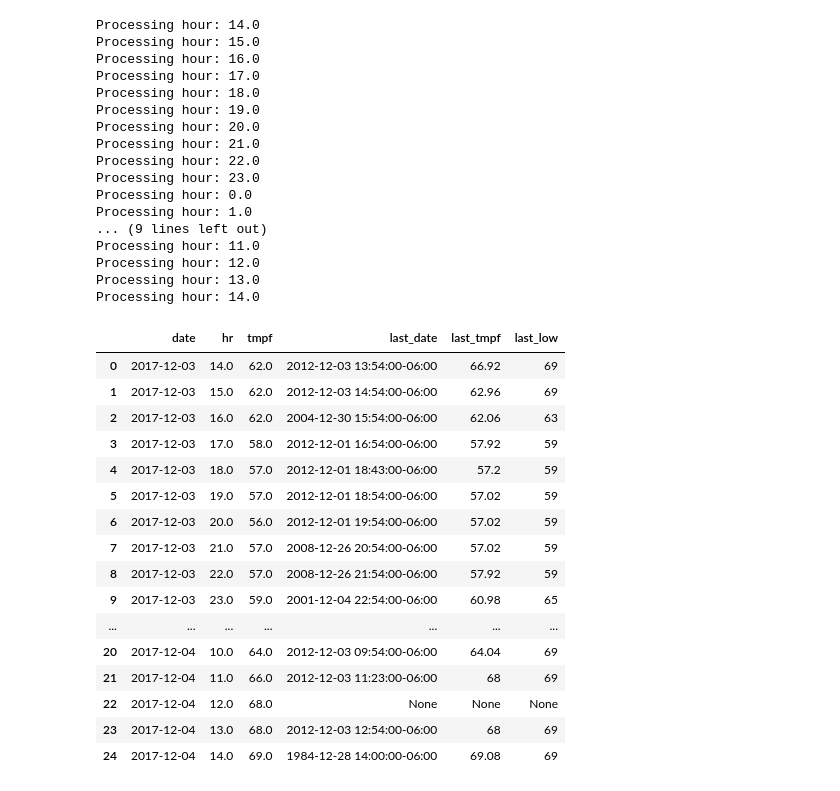
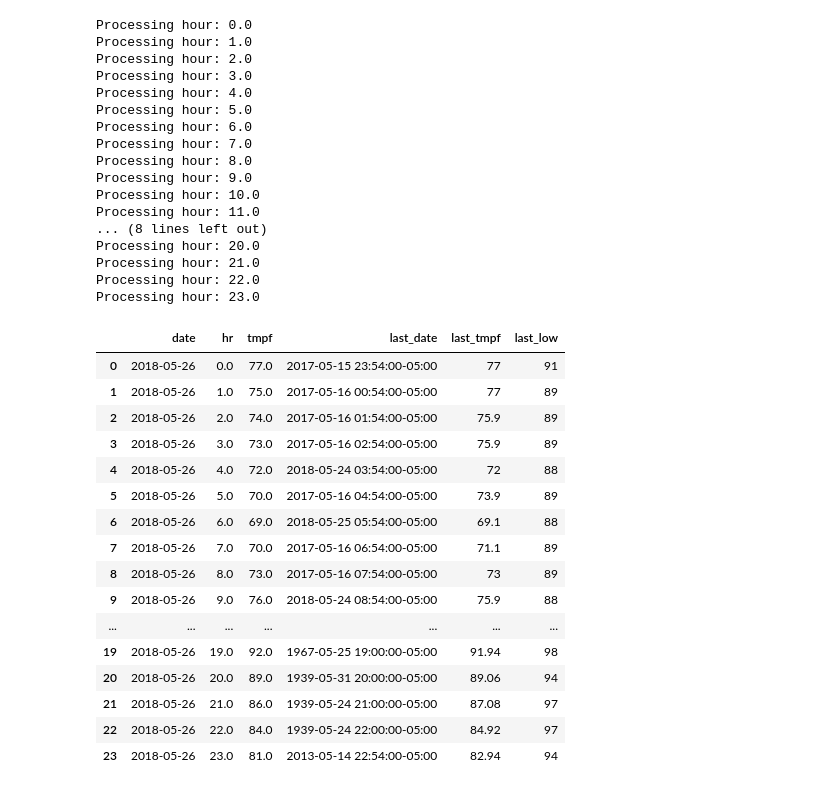
Before and after one commit to akrherz/DEV, a Jupyter notebook: coop/asos_hourly_temp_last.ipynb, the cells around one changed output. Saved outputs shown, nothing was run; the diff lists cells and outputs as text; code cells hidden in the pictures.

```diff
--- a/coop/asos_hourly_temp_last.ipynb
+++ b/coop/asos_hourly_temp_last.ipynb
@@ -2,14 +2,14 @@
 %matplotlib inline
 from pyiem.util import get_dbconn
 from pandas.io.sql import read_sql
-asos_pgconn = get_dbconn('asos', user='nobody')
+asos_pgconn = get_dbconn('asos')
 acursor = asos_pgconn.cursor()
 
 today = read_sql("""SELECT date(valid + '10 minutes'::interval) as date,
   extract(hour from valid + '10 minutes'::interval) as hr
   , min(round(tmpf::numeric,0)) as tmpf from alldata
-  where station = 'DSM' and valid > '2017-12-03 13:50'
-  and valid < '2017-12-04 14:10' and tmpf is not null
+  where station = 'DSM' and valid > '2018-05-25 23:50'
+  and valid < '2018-05-26 23:10' and tmpf is not null
   GROUP by date, hr ORDER by date, hr ASC
   """, asos_pgconn, index_col=None)
 today['last_date'] = None
@@ -47,63 +47,63 @@ COOP = get_dbconn('coop', user='nobody')
 ccursor = COOP.cursor()
 dates = []
 highs = []
 for idx, row in today.iterrows():
     hr = row['hr']
     print("Processing hour: %s" % (hr, ))
     acursor.execute("""
     SELECT valid, tmpf from alldata WHERE
     extract(hour from valid + '10 minutes') = %s and station = 'DSM'
     and round(tmpf::numeric, 0) >= %s
-    and (valid + '10 minutes'::interval) < %s and extract(month from valid) = 12
+    and (valid + '10 minutes'::interval) < %s and extract(month from valid) = 5
     ORDER by valid DESC LIMIT 1
     """, (hr, row['tmpf'], row['date']))
     row = acursor.fetchone()
     if row is not None:
         today.at[idx, 'last_tmpf'] = row[1]
         today.at[idx, 'last_date'] = row[0]
 
         ccursor.execute("""
         SELECT high from alldata_ia where station = 'IA2203'
         and day = %s""", (row[0].strftime("%Y-%m-%d"),))
         row2 = ccursor.fetchone()
         today.at[idx, 'last_low'] = row2[0]
 
 today
 # %% [output]
-Processing hour: 14.0
-Processing hour: 15.0
-Processing hour: 16.0
-Processing hour: 17.0
-Processing hour: 18.0
-Processing hour: 19.0
+Processing hour: 0.0
+Processing hour: 1.0
+Processing hour: 2.0
+Processing hour: 3.0
+Processing hour: 4.0
+Processing hour: 5.0
+Processing hour: 6.0
+Processing hour: 7.0
+Processing hour: 8.0
+Processing hour: 9.0
+Processing hour: 10.0
+Processing hour: 11.0
+... (8 lines left out)
 Processing hour: 20.0
 Processing hour: 21.0
 Processing hour: 22.0
 Processing hour: 23.0
-Processing hour: 0.0
-Processing hour: 1.0
-... (9 lines left out)
-Processing hour: 11.0
-Processing hour: 12.0
-Processing hour: 13.0
-Processing hour: 14.0
 |  | date | hr | tmpf | last_date | last_tmpf | last_low |
-| 0 | 2017-12-03 | 14.0 | 62.0 | 2012-12-03 13:54:00-06:00 | 66.92 | 69 |
-| 1 | 2017-12-03 | 15.0 | 62.0 | 2012-12-03 14:54:00-06:00 | 62.96 | 69 |
-| 2 | 2017-12-03 | 16.0 | 62.0 | 2004-12-30 15:54:00-06:00 | 62.06 | 63 |
-| 3 | 2017-12-03 | 17.0 | 58.0 | 2012-12-01 16:54:00-06:00 | 57.92 | 59 |
-| 4 | 2017-12-03 | 18.0 | 57.0 | 2012-12-01 18:43:00-06:00 | 57.2 | 59 |
-| 5 | 2017-12-03 | 19.0 | 57.0 | 2012-12-01 18:54:00-06:00 | 57.02 | 59 |
-| 6 | 2017-12-03 | 20.0 | 56.0 | 2012-12-01 19:54:00-06:00 | 57.02 | 59 |
-| 7 | 2017-12-03 | 21.0 | 57.0 | 2008-12-26 20:54:00-06:00 | 57.02 | 59 |
-| 8 | 2017-12-03 | 22.0 | 57.0 | 2008-12-26 21:54:00-06:00 | 57.92 | 59 |
-| 9 | 2017-12-03 | 23.0 | 59.0 | 2001-12-04 22:54:00-06:00 | 60.98 | 65 |
+| 0 | 2018-05-26 | 0.0 | 77.0 | 2017-05-15 23:54:00-05:00 | 77 | 91 |
+| 1 | 2018-05-26 | 1.0 | 75.0 | 2017-05-16 00:54:00-05:00 | 77 | 89 |
+| 2 | 2018-05-26 | 2.0 | 74.0 | 2017-05-16 01:54:00-05:00 | 75.9 | 89 |
+| 3 | 2018-05-26 | 3.0 | 73.0 | 2017-05-16 02:54:00-05:00 | 75.9 | 89 |
+| 4 | 2018-05-26 | 4.0 | 72.0 | 2018-05-24 03:54:00-05:00 | 72 | 88 |
+| 5 | 2018-05-26 | 5.0 | 70.0 | 2017-05-16 04:54:00-05:00 | 73.9 | 89 |
+| 6 | 2018-05-26 | 6.0 | 69.0 | 2018-05-25 05:54:00-05:00 | 69.1 | 88 |
+| 7 | 2018-05-26 | 7.0 | 70.0 | 2017-05-16 06:54:00-05:00 | 71.1 | 89 |
+| 8 | 2018-05-26 | 8.0 | 73.0 | 2017-05-16 07:54:00-05:00 | 73 | 89 |
+| 9 | 2018-05-26 | 9.0 | 76.0 | 2018-05-24 08:54:00-05:00 | 75.9 | 88 |
 | ... | ... | ... | ... | ... | ... | ... |
-| 20 | 2017-12-04 | 10.0 | 64.0 | 2012-12-03 09:54:00-06:00 | 64.04 | 69 |
-| 21 | 2017-12-04 | 11.0 | 66.0 | 2012-12-03 11:23:00-06:00 | 68 | 69 |
-| 22 | 2017-12-04 | 12.0 | 68.0 | None | None | None |
-| 23 | 2017-12-04 | 13.0 | 68.0 | 2012-12-03 12:54:00-06:00 | 68 | 69 |
-| 24 | 2017-12-04 | 14.0 | 69.0 | 1984-12-28 14:00:00-06:00 | 69.08 | 69 |
+| 19 | 2018-05-26 | 19.0 | 92.0 | 1967-05-25 19:00:00-05:00 | 91.94 | 98 |
+| 20 | 2018-05-26 | 20.0 | 89.0 | 1939-05-31 20:00:00-05:00 | 89.06 | 94 |
+| 21 | 2018-05-26 | 21.0 | 86.0 | 1939-05-24 21:00:00-05:00 | 87.08 | 97 |
+| 22 | 2018-05-26 | 22.0 | 84.0 | 1939-05-24 22:00:00-05:00 | 84.92 | 97 |
+| 23 | 2018-05-26 | 23.0 | 81.0 | 2013-05-14 22:54:00-05:00 | 82.94 | 94 |
 # %%
 import datetime
 import matplotlib.pyplot as plt
```
Also changed, not shown: parts of 2 cells of this notebook.
